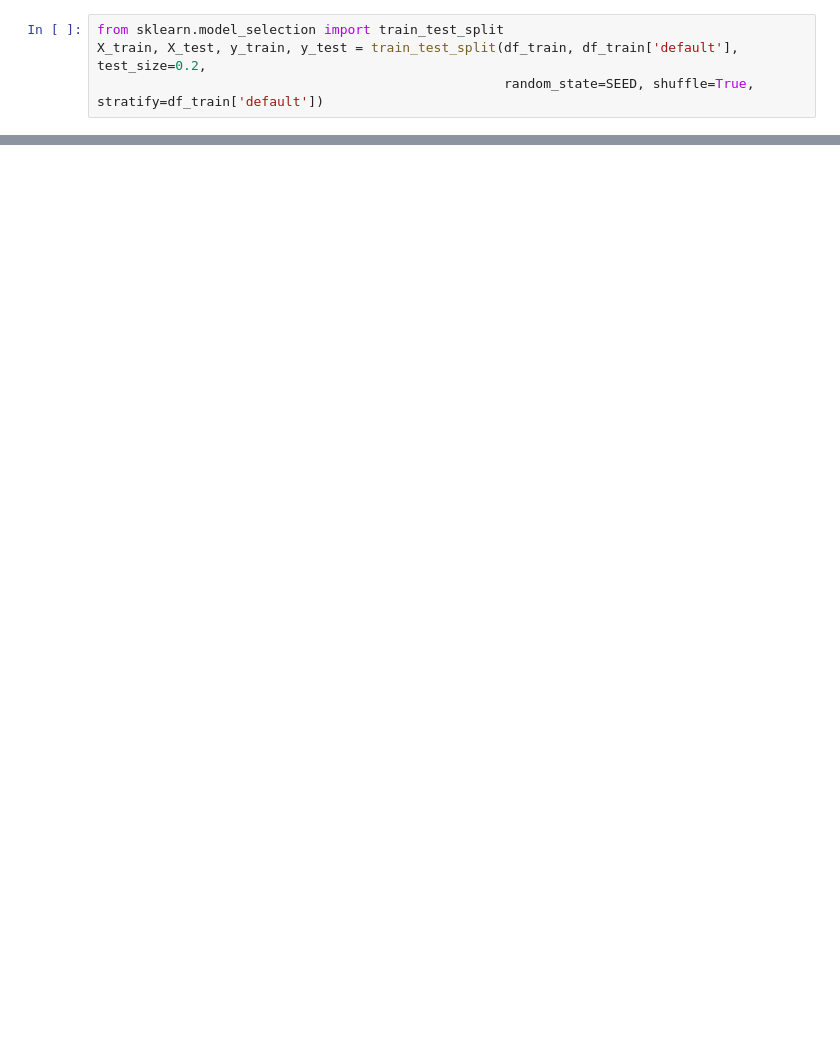
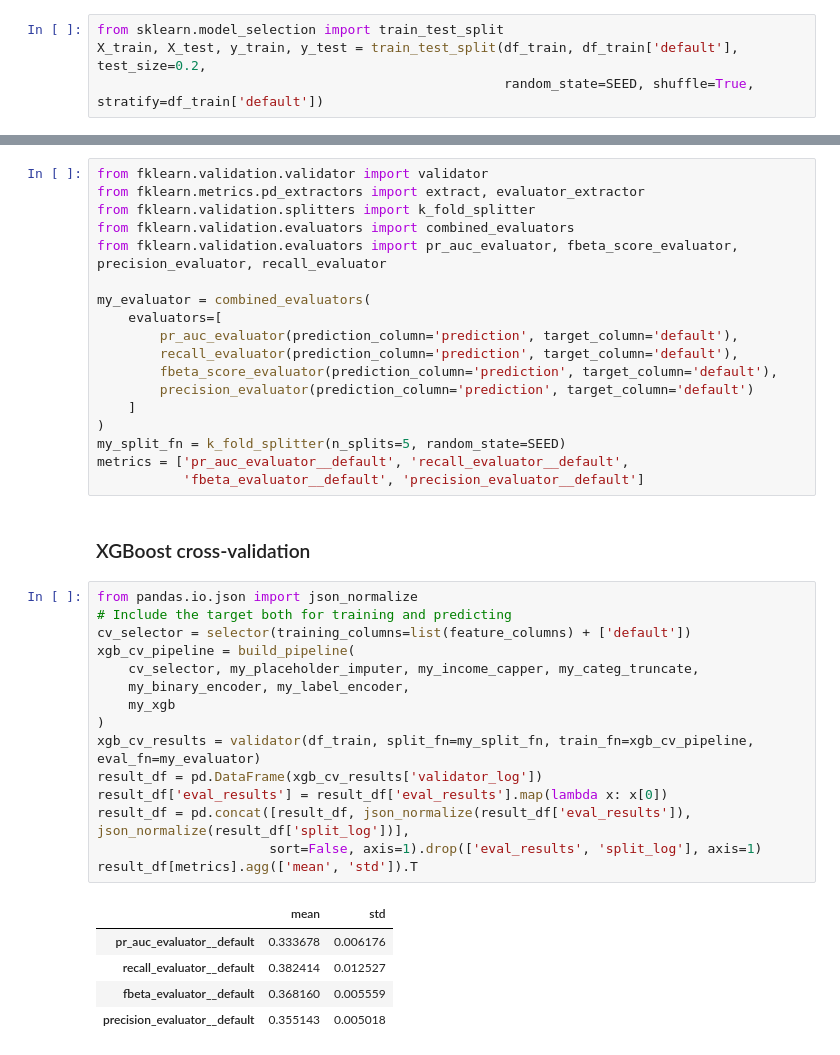
Before and after one commit to Lucas-Cerqueira/nubank-puzzle, a Jupyter notebook: default_prediction.ipynb, the cells around one changed output, grey strips where cells are left out. Cells and saved outputs as stored; diff of their text form; blank space fills up the shorter version.

```diff
--- a/default_prediction.ipynb
+++ b/default_prediction.ipynb
@@ -633,0 +303,41 @@ Name: income, Length: 84528, dtype: float64
+# %%
+from fklearn.validation.validator import validator
+from fklearn.metrics.pd_extractors import extract, evaluator_extractor
+from fklearn.validation.splitters import k_fold_splitter
+from fklearn.validation.evaluators import combined_evaluators
+from fklearn.validation.evaluators import pr_auc_evaluator, fbeta_score_evaluator, precision_evaluator, recall_evaluator
+
+my_evaluator = combined_evaluators(
+    evaluators=[
+        pr_auc_evaluator(prediction_column='prediction', target_column='default'),
+        recall_evaluator(prediction_column='prediction', target_column='default'),
+        fbeta_score_evaluator(prediction_column='prediction', target_column='default'),
+        precision_evaluator(prediction_column='prediction', target_column='default')
+    ]
+)
+my_split_fn = k_fold_splitter(n_splits=5, random_state=SEED)
+metrics = ['pr_auc_evaluator__default', 'recall_evaluator__default',
+           'fbeta_evaluator__default', 'precision_evaluator__default']
+# %% [markdown]
+### XGBoost cross-validation
+# %%
+from pandas.io.json import json_normalize
+# Include the target both for training and predicting
+cv_selector = selector(training_columns=list(feature_columns) + ['default'])
+xgb_cv_pipeline = build_pipeline(
+    cv_selector, my_placeholder_imputer, my_income_capper, my_categ_truncate,
+    my_binary_encoder, my_label_encoder,
+    my_xgb
+)
+xgb_cv_results = validator(df_train, split_fn=my_split_fn, train_fn=xgb_cv_pipeline, eval_fn=my_evaluator)
+result_df = pd.DataFrame(xgb_cv_results['validator_log'])
+result_df['eval_results'] = result_df['eval_results'].map(lambda x: x[0])
+result_df = pd.concat([result_df, json_normalize(result_df['eval_results']), json_normalize(result_df['split_log'])],
+                      sort=False, axis=1).drop(['eval_results', 'split_log'], axis=1)
+result_df[metrics].agg(['mean', 'std']).T
+# %% [output]
+|  | mean | std |
+| pr_auc_evaluator__default | 0.333678 | 0.006176 |
+| recall_evaluator__default | 0.382414 | 0.012527 |
+| fbeta_evaluator__default | 0.368160 | 0.005559 |
+| precision_evaluator__default | 0.355143 | 0.005018 |
```
Also changed, not shown: parts of 62 cells of this notebook, 1 other file.
